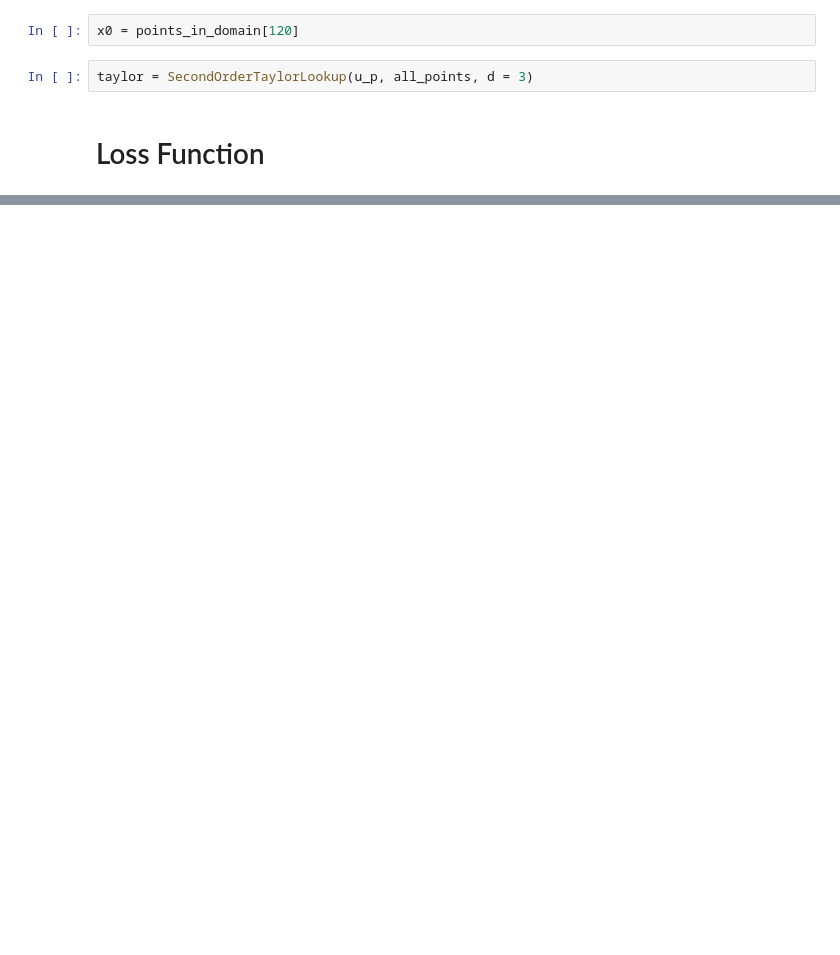
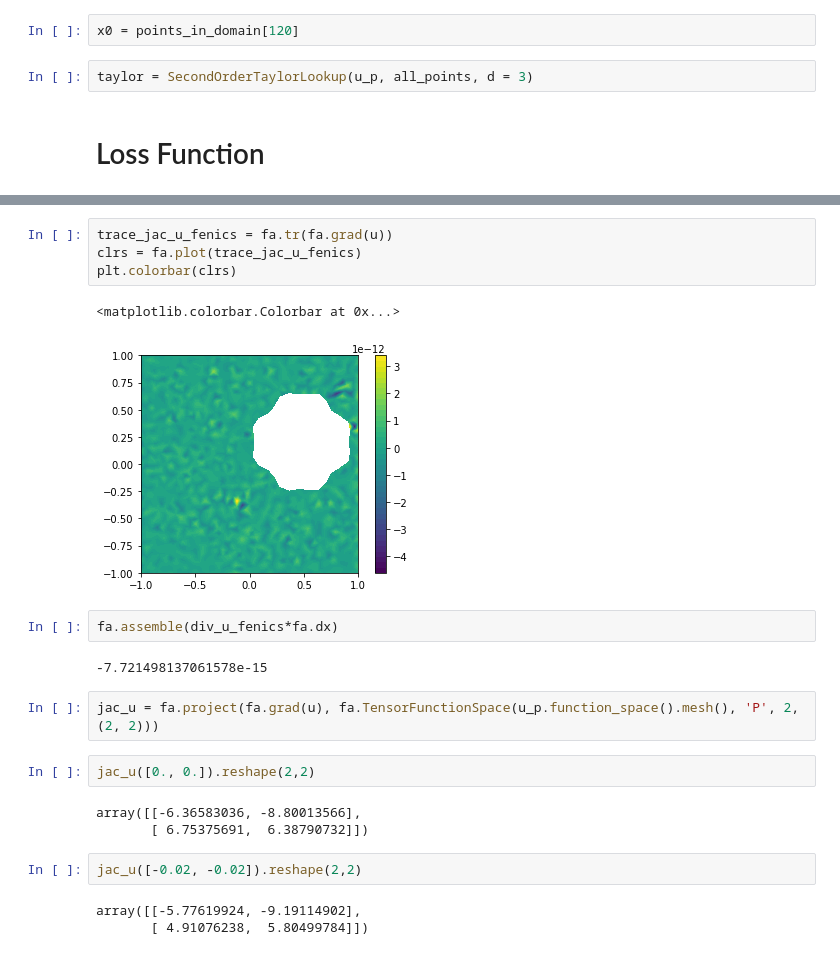
Before and after one commit to sunnytqin/meta-pde, a Jupyter notebook: src/notebooks/test_linear_stokes.ipynb, the cells around one changed output, grey strips where cells are left out. Cells and saved outputs as stored; diff of their text form; blank space fills up the shorter version.

```diff
--- a/src/notebooks/test_linear_stokes.ipynb
+++ b/src/notebooks/test_linear_stokes.ipynb
@@ -82,0 +109,23 @@ plt.show()
+# %%
+trace_jac_u_fenics = fa.tr(fa.grad(u))
+clrs = fa.plot(trace_jac_u_fenics)
+plt.colorbar(clrs)
+# %% [output]
+<matplotlib.colorbar.Colorbar at 0x...>
+[figure, added]
+# %%
+fa.assemble(div_u_fenics*fa.dx)
+# %% [output]
+-7.721498137061578e-15
+# %%
+jac_u = fa.project(fa.grad(u), fa.TensorFunctionSpace(u_p.function_space().mesh(), 'P', 2, (2, 2)))
+# %%
+jac_u([0., 0.]).reshape(2,2)
+# %% [output]
+array([[-6.36583036, -8.80013566],
+       [ 6.75375691,  6.38790732]])
+# %%
+jac_u([-0.02, -0.02]).reshape(2,2)
+# %% [output]
+array([[-5.77619924, -9.19114902],
+       [ 4.91076238,  5.80499784]])
```
Also changed, not shown: parts of 28 cells of this notebook.
